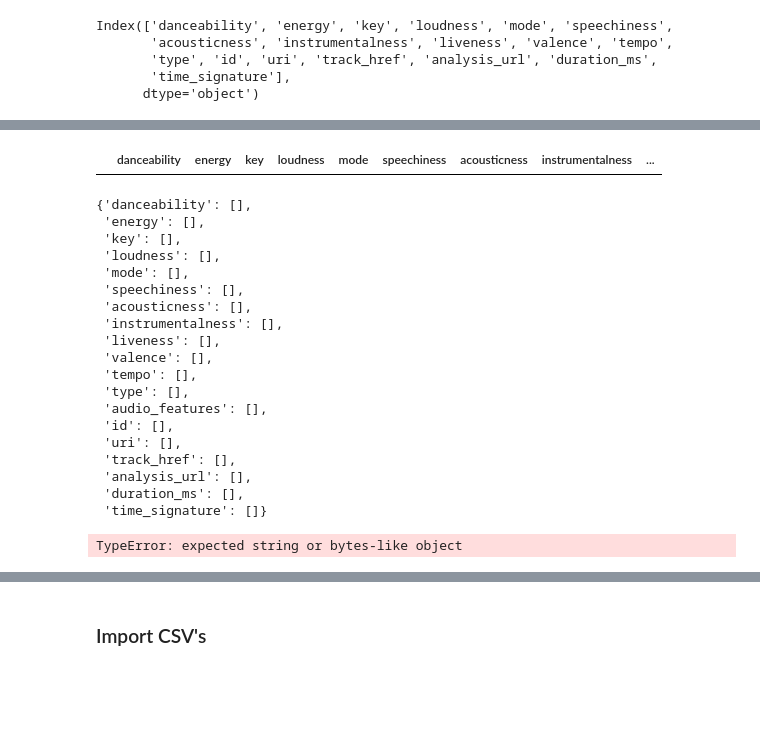
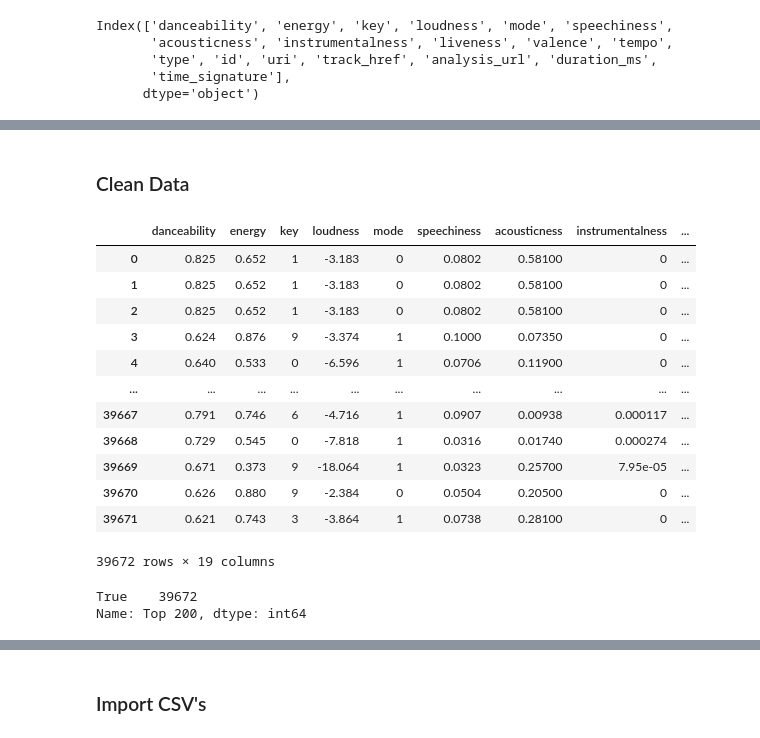
Before and after one commit to jbillet/Final-Project---Spotify, a Jupyter notebook: Lead notebook.ipynb, the cells around one changed output, grey strips where cells are left out. Drawn from its saved outputs; the diff is of its cells as text; code cells hidden in the pictures; blank space fills up the shorter version.

```diff
--- a/Lead notebook.ipynb
+++ b/Lead notebook.ipynb
@@ -550,32 +501,24 @@ df.head(10)
-# %%
-audio_data.head(10)
-# %% [output]
-|  | danceability | energy | key | loudness | mode | speechiness | acousticness | instrumentalness | ... |
-# %%
-dic_df
-# %% [output]
-{'danceability': [],
- 'energy': [],
- 'key': [],
- 'loudness': [],
- 'mode': [],
- 'speechiness': [],
- 'acousticness': [],
- 'instrumentalness': [],
- 'liveness': [],
- 'valence': [],
- 'tempo': [],
- 'type': [],
- 'audio_features': [],
- 'id': [],
- 'uri': [],
- 'track_href': [],
- 'analysis_url': [],
- 'duration_ms': [],
- 'time_signature': []}
-# %%
-import re
-
-new_d = {key: re.sub('^.*/', '', val) for key, val in audio_data.iteritems()}
-# %% [output]
-TypeError: expected string or bytes-like object
+# %% [markdown]
+### Clean Data
+# %%
+full_df['Top 200'] = full_df['id'].apply(lambda x: any([k in x for k in all_ids]))
+full_df
+# %% [output]
+|  | danceability | energy | key | loudness | mode | speechiness | acousticness | instrumentalness | ... |
+| 0 | 0.825 | 0.652 | 1 | -3.183 | 0 | 0.0802 | 0.58100 | 0 | ... |
+| 1 | 0.825 | 0.652 | 1 | -3.183 | 0 | 0.0802 | 0.58100 | 0 | ... |
+| 2 | 0.825 | 0.652 | 1 | -3.183 | 0 | 0.0802 | 0.58100 | 0 | ... |
+| 3 | 0.624 | 0.876 | 9 | -3.374 | 1 | 0.1000 | 0.07350 | 0 | ... |
+| 4 | 0.640 | 0.533 | 0 | -6.596 | 1 | 0.0706 | 0.11900 | 0 | ... |
+| ... | ... | ... | ... | ... | ... | ... | ... | ... | ... |
+| 39667 | 0.791 | 0.746 | 6 | -4.716 | 1 | 0.0907 | 0.00938 | 0.000117 | ... |
+| 39668 | 0.729 | 0.545 | 0 | -7.818 | 1 | 0.0316 | 0.01740 | 0.000274 | ... |
+| 39669 | 0.671 | 0.373 | 9 | -18.064 | 1 | 0.0323 | 0.25700 | 7.95e-05 | ... |
+| 39670 | 0.626 | 0.880 | 9 | -2.384 | 0 | 0.0504 | 0.20500 | 0 | ... |
+| 39671 | 0.621 | 0.743 | 3 | -3.864 | 1 | 0.0738 | 0.28100 | 0 | ... |
+39672 rows × 19 columns
+# %%
+full_df['Top 200'].value_counts()
+# %% [output]
+True    39672
+Name: Top 200, dtype: int64
```
Also changed, not shown: parts of 15 cells of this notebook, 48 other files.
